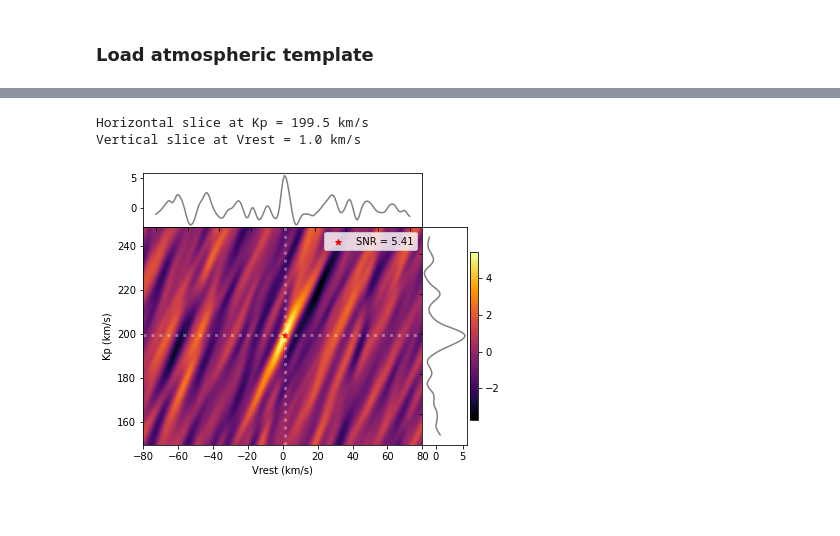
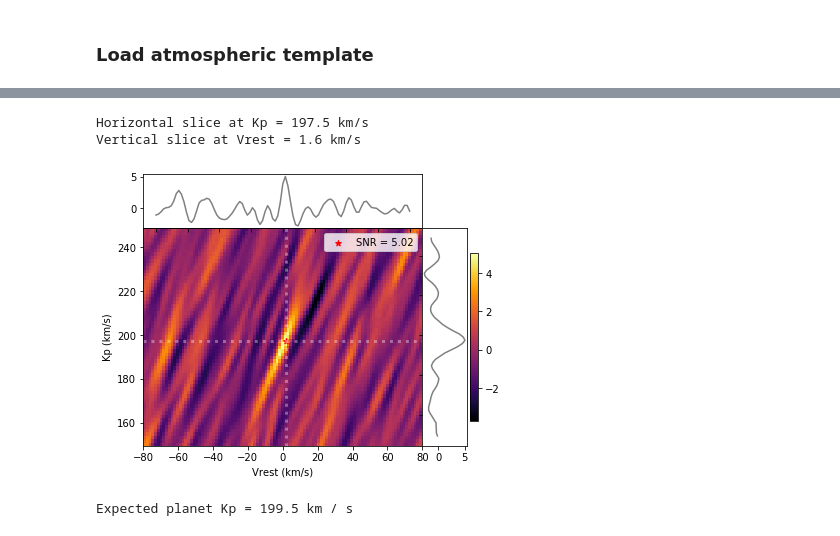
Before and after one commit to DGonzalezPicos/redcross, a Jupyter notebook: examples/00-Quickstart.ipynb, the cells around one changed output, grey strips where cells are left out. Cells and saved outputs as stored; diff of their text form; code cells hidden in the pictures.

```diff
--- a/examples/00-Quickstart.ipynb
+++ b/examples/00-Quickstart.ipynb
@@ -30,13 +28,15 @@ The main parameters are a
 file = '/home/dario/AstronomyLeiden/MRP/redcross/examples/data/spectra_harpsn.fits'
 
 with fits.open(file) as hdul:
-    hdul.info()
-    meta = hdul[1].data
+#     hdul.info()
+    header = hdul[1].data
     wave = hdul[2].data
     flux = hdul[3].data
 
+print('Header contains: ', header.columns.names)
 dc = Datacube(wlt=wave, flux=flux)
-dc.airmass, dc.BERV, dc.MJD = meta.airmass, meta.BERV, meta.MJD
+# Alternatively, pass dictionary as **argument to Datacube()
+dc.airmass, dc.BERV, dc.MJD = header.airmass, header.BERV, header.MJD
 
-print(dc.shape)
+print('Cube shape = ', dc.shape)
 # %% [output]
@@ -152,9 +166,10 @@ No.    Name      Ver    Type      Cards   Dimensions   Format
 # %%
 # define radial velocity lag vector
-dRV = 1.
-RVt = np.arange(-350,351, dRV) # the RV-step should be larger (or equal) to the instrument's resolution (in km/s)
+dRV = 1.6 # the RV-step should be larger (or equal) to the instrument's resolution (in km/s)
+# HARPS-N: R ~ 115,000 ---> delta_RV ~ 1.6 km/s
+RVt = np.arange(-350,351, dRV)
+
+# Define CCF object
 ccf = CCF(rv=RVt, template=template)
 ccf.run(dcm, weighted=True)
-ccf.imshow()
-plt.show()
 # %% [output]
@@ -161,0 +199,6 @@ plt.show()
+# %%
+planet_dict = {'P':2.7240338, 'a':0.0497, 'i':84.32, 'v_sys':-20.82, 'Tc_jd':2456706.4558,
+               'RA_DEG': 225.68695,'DEC_DEG': -3.0313833}
+planet = Planet(**planet_dict)
+planet.BERV = dc.BERV
+planet.MJD = dc.MJD
@@ -164,16 +237,13 @@ plt.show()
 # %%
-# load BERV, MJD data for each frame
-planet = Planet('wasp189')
-planet.BERV = dc.BERV
-planet.MJD = dc.MJD
-
 dkp, kp_amp = dRV, 50 # km/s
 vrest_amp, dvrest = 80, dRV # km /s
 kpv = KpV(ccf, planet, [kp_amp, dkp], [vrest_amp, dvrest], bkg=50.)
 kpv.run()
 kpv.fancy_figure()
 plt.show()
+print('Expected planet Kp = {:.1f}'.format(planet.Kp))
 # %% [output]
-Horizontal slice at Kp = 199.5 km/s
-Vertical slice at Vrest = 1.0 km/s
+Horizontal slice at Kp = 197.5 km/s
+Vertical slice at Vrest = 1.6 km/s
-[figure, old version]
+[figure, new version]
+Expected planet Kp = 199.5 km / s
```
Also changed, not shown: parts of 22 cells of this notebook.
